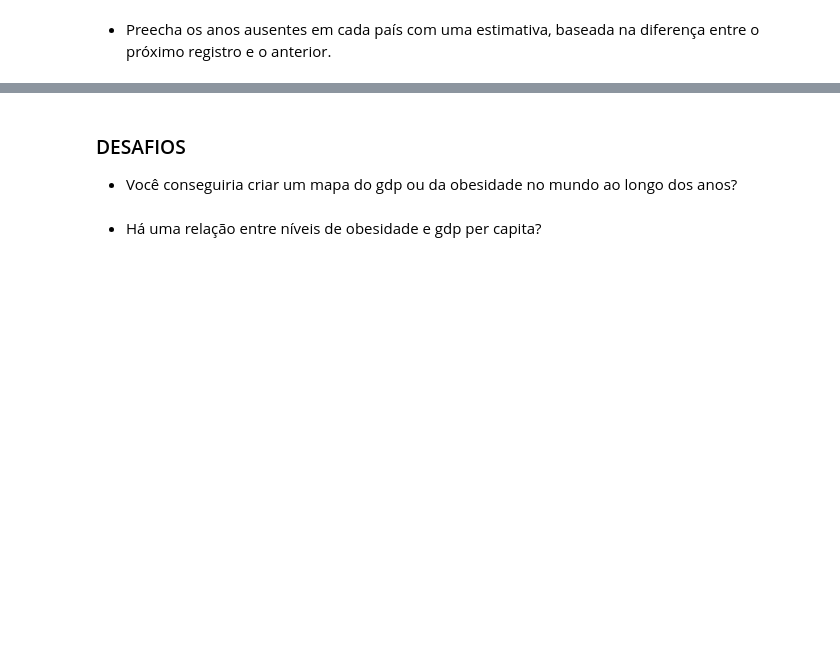
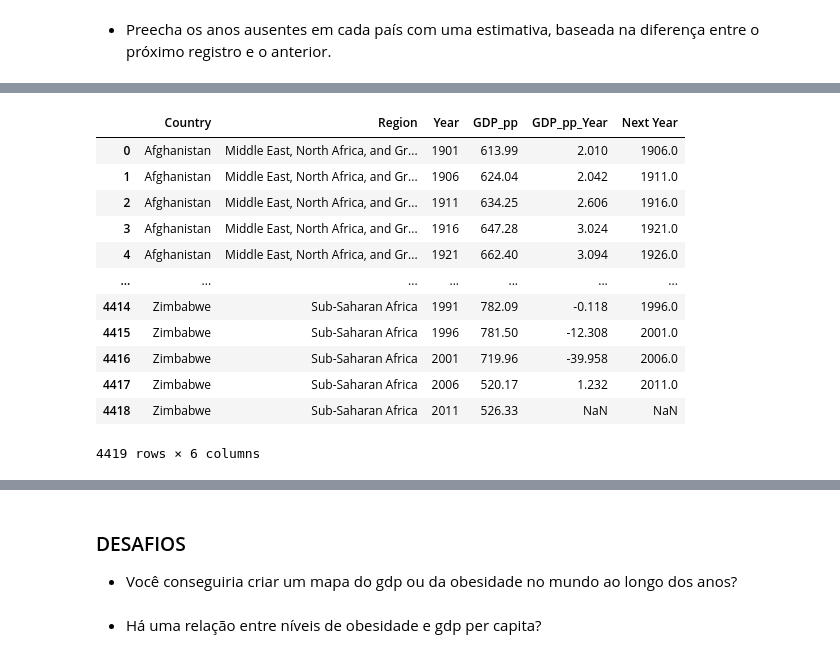
Before and after one commit to BLuiz/a-iiot_dash-course, a Jupyter notebook: Asimov/02_Analisando Dados com Pandas & SQL/Exe/05_Análise de dados de obesidade/analise_obesidade_&_pib_per_capita.ipynb, the cells around one changed output, grey strips where cells are left out. Saved outputs shown, nothing was run; the diff lists cells and outputs as text; code cells hidden in the pictures; blank space fills up the shorter version.

```diff
--- a/Asimov/02_Analisando Dados com Pandas & SQL/Exe/05_Análise de dados de obesidade/analise_obesidade_&_pib_per_capita.ipynb
+++ b/Asimov/02_Analisando Dados com Pandas & SQL/Exe/05_Análise de dados de obesidade/analise_obesidade_&_pib_per_capita.ipynb
@@ -215,9 +198,7 @@ memory usage: 138.1+ KB
 # %%
-# pib_df[' GDP_pp '] = pd.to_numeric(pib_df[' GDP_pp '])
-# pib_df['Year'] = pd.to_datetime(pib_df['Year'])
+pib_df['Year'] = pib_df['Year'].apply(lambda d: int(str(d).split('/')[-1]))
 
 pib_df[' GDP_pp '] = pib_df[' GDP_pp '].apply(lambda n: float(str(n).replace(',','')))
-pib_df['Year'] = pib_df['Year'].apply(lambda d: str(d).split('/')[-1])
 
-pib_df
+pib_df.info()
 # %% [output]
@@ -243,0 +283,21 @@ pib_df
+# %%
+# Captura do crescimento de GDP_pp por ano, a partir da divisão da variação de GDP pela variação dos anos
+pib_df_new["GDP_pp_Year"] = ((pib_df_new[' GDP_pp '] - pib_df_new[' GDP_pp '].shift()) / (pib_df_new['Year'] - pib_df_new['Year'].shift())).shift(-1)
+
+pib_df_new["Next Year"] = pib_df_new["Year"].shift(-1)
+
+display(pib_df_new)
+# %% [output]
+|  | Country | Region | Year | GDP_pp | GDP_pp_Year | Next Year |
+| 0 | Afghanistan | Middle East, North Africa, and Gr... | 1901 | 613.99 | 2.010 | 1906.0 |
+| 1 | Afghanistan | Middle East, North Africa, and Gr... | 1906 | 624.04 | 2.042 | 1911.0 |
+| 2 | Afghanistan | Middle East, North Africa, and Gr... | 1911 | 634.25 | 2.606 | 1916.0 |
+| 3 | Afghanistan | Middle East, North Africa, and Gr... | 1916 | 647.28 | 3.024 | 1921.0 |
+| 4 | Afghanistan | Middle East, North Africa, and Gr... | 1921 | 662.40 | 3.094 | 1926.0 |
+| ... | ... | ... | ... | ... | ... | ... |
+| 4414 | Zimbabwe | Sub-Saharan Africa | 1991 | 782.09 | -0.118 | 1996.0 |
+| 4415 | Zimbabwe | Sub-Saharan Africa | 1996 | 781.50 | -12.308 | 2001.0 |
+| 4416 | Zimbabwe | Sub-Saharan Africa | 2001 | 719.96 | -39.958 | 2006.0 |
+| 4417 | Zimbabwe | Sub-Saharan Africa | 2006 | 520.17 | 1.232 | 2011.0 |
+| 4418 | Zimbabwe | Sub-Saharan Africa | 2011 | 526.33 | NaN | NaN |
+4419 rows × 6 columns
```
Also changed, not shown: parts of 15 cells of this notebook, 1 other file.
